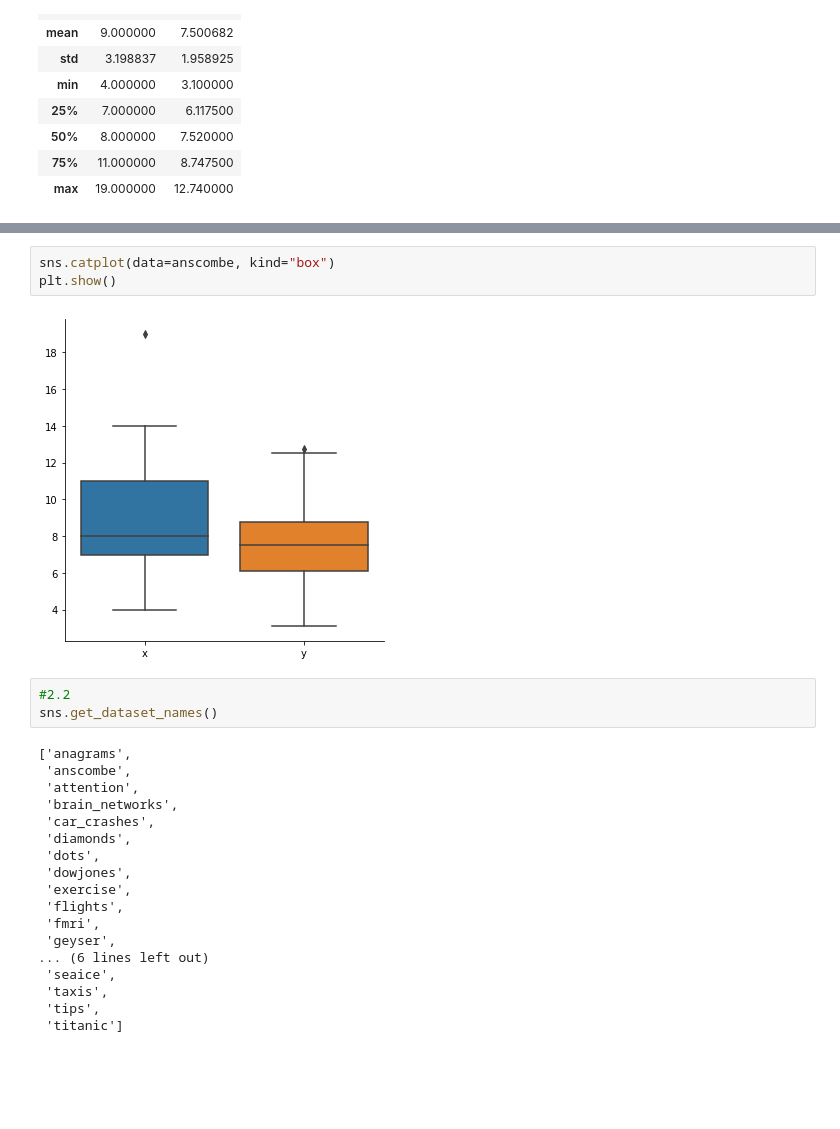
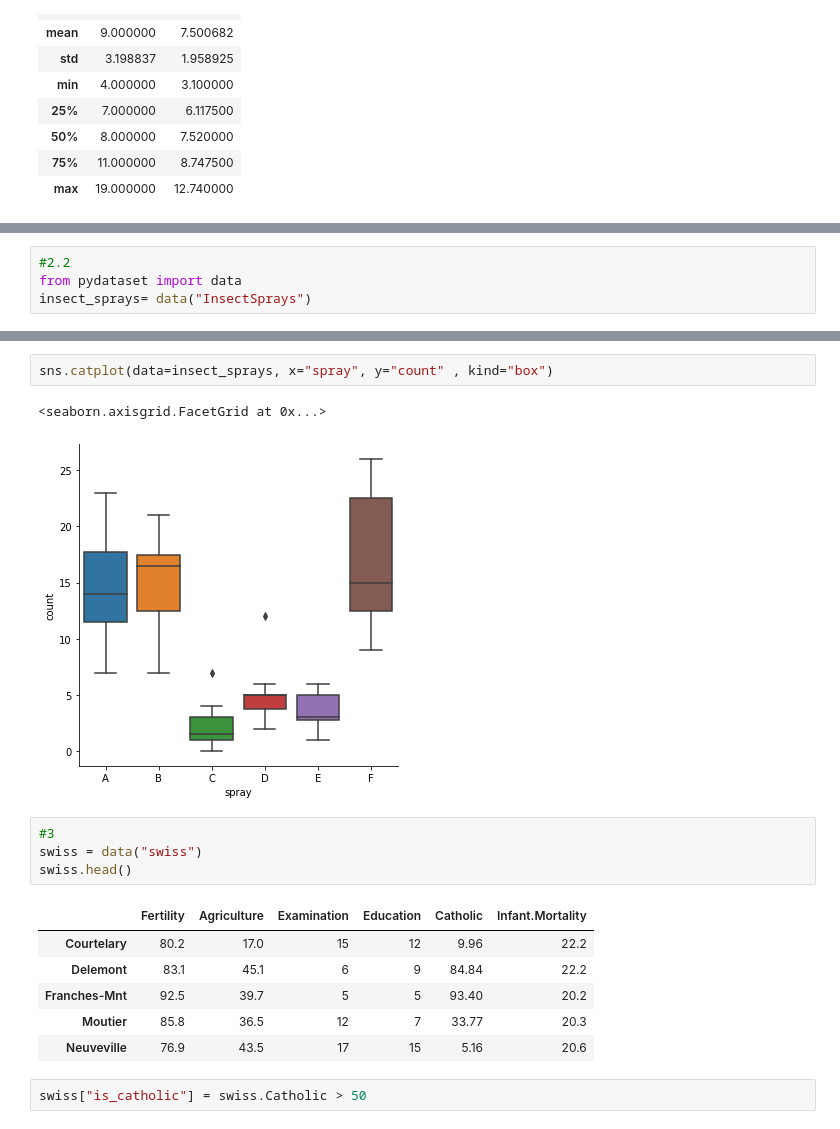
Before and after one commit to OKPTaylor/numpy-pandas-visualization-exercises, a Jupyter notebook: seaborn_exercises.ipynb, the cells around one changed output, grey strips where cells are left out. Saved outputs shown, nothing was run; the diff lists cells and outputs as text; blank space fills up the shorter version.

```diff
--- a/seaborn_exercises.ipynb
+++ b/seaborn_exercises.ipynb
@@ -120,0 +128,4 @@ anscombe.describe()
+# %%
+#2.2
+from pydataset import data
+insect_sprays= data("InsectSprays")
@@ -121,26 +172,18 @@ anscombe.describe()
 # %%
-sns.catplot(data=anscombe, kind="box")
-plt.show()
+sns.catplot(data=insect_sprays, x="spray", y="count" , kind="box")
 # %% [output]
+<seaborn.axisgrid.FacetGrid at 0x...>
-[figure, old version]
+[figure, new version]
-# %%
-#2.2
-sns.get_dataset_names()
-# %% [output]
-['anagrams',
- 'anscombe',
- 'attention',
- 'brain_networks',
- 'car_crashes',
- 'diamonds',
- 'dots',
- 'dowjones',
- 'exercise',
- 'flights',
- 'fmri',
- 'geyser',
-... (6 lines left out)
- 'seaice',
- 'taxis',
- 'tips',
- 'titanic']
+# %%
+#3
+swiss = data("swiss")
+swiss.head()
+# %% [output]
+|  | Fertility | Agriculture | Examination | Education | Catholic | Infant.Mortality |
+| Courtelary | 80.2 | 17.0 | 15 | 12 | 9.96 | 22.2 |
+| Delemont | 83.1 | 45.1 | 6 | 9 | 84.84 | 22.2 |
+| Franches-Mnt | 92.5 | 39.7 | 5 | 5 | 93.40 | 20.2 |
+| Moutier | 85.8 | 36.5 | 12 | 7 | 33.77 | 20.3 |
+| Neuveville | 76.9 | 43.5 | 17 | 15 | 5.16 | 20.6 |
+# %%
+swiss["is_catholic"] = swiss.Catholic > 50
```
Also changed, not shown: parts of 23 cells of this notebook.
